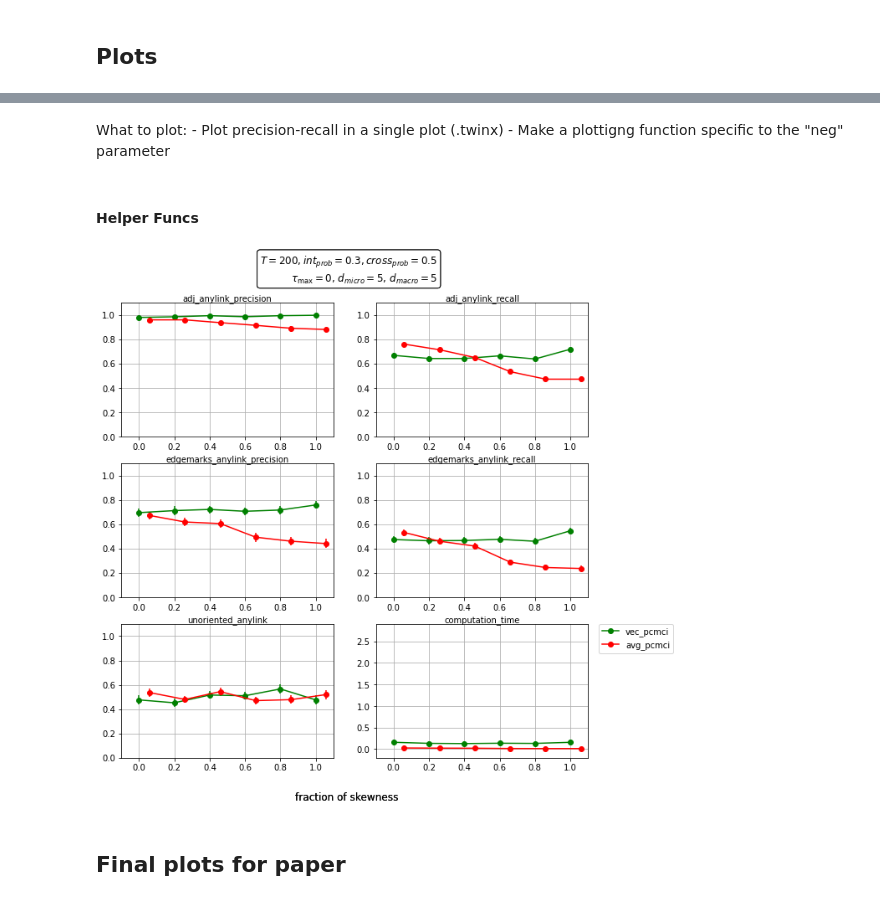
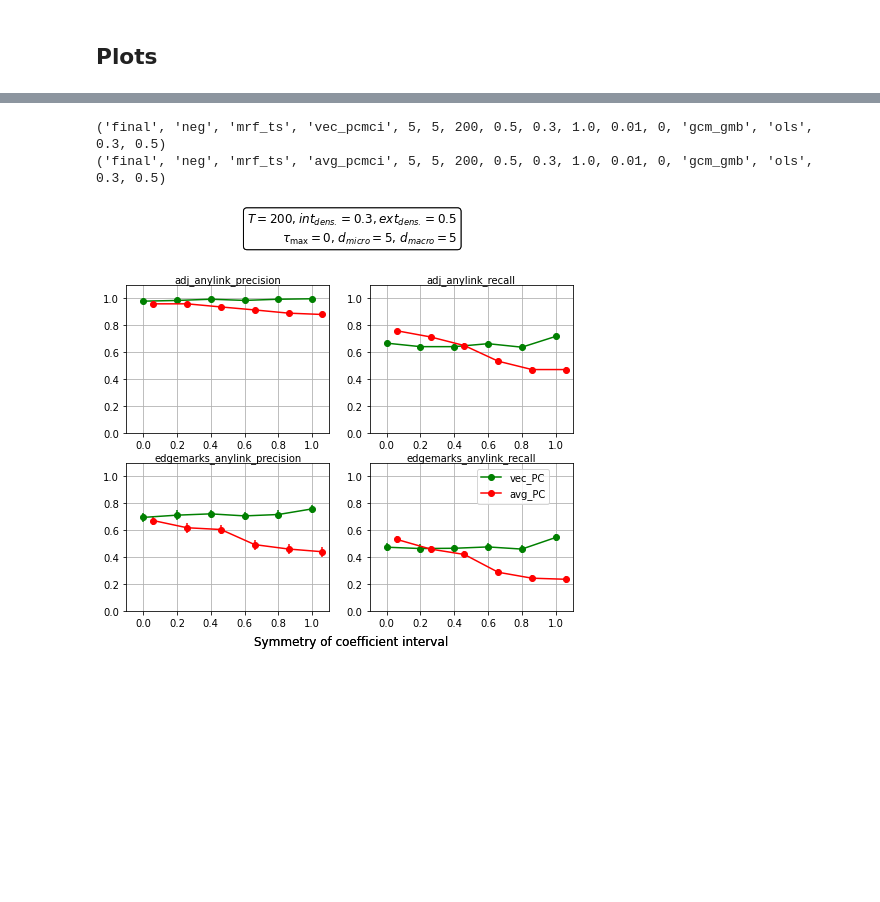
Before and after one commit to urmininad/vector_CD, a Jupyter notebook: vector_CD/Jupyter_notebooks/1_vec_CD.ipynb, the cells around one changed output, grey strips where cells are left out. Drawn from its saved outputs; the diff is of its cells as text; code cells hidden in the pictures; blank space fills up the shorter version.

```diff
--- a/vector_CD/Jupyter_notebooks/1_vec_CD.ipynb
+++ b/vector_CD/Jupyter_notebooks/1_vec_CD.ipynb
@@ -397,7 +402,12 @@ Metrics dump  /Users/urmininad/Documents/Python/Mult_CI_Tests/metrics_vecCI/mrf_
 # %% [markdown]
 ## Retrieve Metrics
 # %%
-folder_name = os.path.expanduser('~') + '/Documents/Python/Mult_CI_Tests/metrics_vecCI/'
+# Change folder_name to path where the results are saved
+if os.path.expanduser('~') == '/Users/urmininad':
+    folder_name = os.path.expanduser('~') + '/Documents/Python/Mult_CI_Tests/metrics_vecCI/'
+else:
+    print("Change path to local path as needed")
+    folder_name = os.getcwd()+'/metrics_vecCI/'
 
 def get_metrics_from_config(para_setup):
     file_name = folder_name + para_setup + '_metrics'
@@ -449,16 +435 @@ axs.grid(True)
-# %% [markdown]
-What to plot: - Plot precision-recall in a single plot (.twinx)
-              - Make a plottigng function specific to the "neg" parameter
-# %% [markdown]
-#### Helper Funcs
-# %%
-def color_picker(method):
-    if 'vec' in method:
-        return 'green'
-    elif 'pca' in method:
-        return 'lightblue'#'lightgreen'#'orange' #'blue'
-    elif 'avg' in method:
-        return 'red' #'red','yellow','orange'
-    else:
-        return 'grey'
 # %%
@@ -821,37 +825,40 @@ def generate_plots(which,
         save_type = 'pdf'
         fig.savefig(save_folder + '%s.%s' %(save_suffix, save_type),bbox_inches = 'tight')
 # %%
-## For 'int_er'
+# UNCOMMENT ONE OF THE FOLLOWING FOUR "WHICH" AND CORRESPONDING ARGUMENTS FOR DIFFERENT PLOT TYPES FROM THE PAPER
+#################################################################################################################
+
+## 1. For 'int_er'
 ##############
 # which  =  'int_er'
 # (d_macro, d_micro, T, coeff, auto, contemp_frac, pc_alpha, tau_max,
-#             corr_type, reg_type,external_ER,neg, paras,plots,methods,mech) = plotting_args(which)
+#             corr_type, reg_type,external_ER,neg, paras,plots,methods,mech) = plotting_args_all(which)
 
-## For 'ext_er'
+## 2. For 'ext_er'
 ##############
 # which  =  'ext_er'
 # (d_macro, d_micro, T, coeff, auto, contemp_frac, pc_alpha, tau_max,
-#             corr_type, reg_type,internal_ER,neg,pca_weight,paras,plots,methods,mech) = plotting_args(which)
+#             corr_type, reg_type,internal_ER,neg,pca_weight,paras,plots,methods,mech) = plotting_args_all(which)
 
-## For 'pca_weight'
+## 3. For 'pca_weight'
 ##############
 # which  =  'pca_weight'
 # (d_macro, d_micro, T, coeff, auto, contemp_frac, pc_alpha, tau_max,
-#             corr_type, reg_type,internal_ER,external_ER, neg, paras,plots,methods,mech) = plotting_args(which)
+#             corr_type, reg_type,internal_ER,external_ER, neg, paras,plots,methods,mech) = plotting_args_all(which)
 
-## For 'neg'
+## 4. For 'neg'
 ##############
 which  =  'neg'
 (d_macro, d_micro, T, coeff, auto, contemp_frac, pc_alpha, tau_max,
-            corr_type, reg_type,internal_ER,external_ER,paras,plots,methods,mech) = plotting_args(which)
+            corr_type, reg_type,internal_ER,external_ER,paras,plots,methods,mech) = plotting_args_all(which)
 
-generate_plots(which,
+generate_plots_final(which,
                    paras,
                    plots,
                    methods,
                    mech,
               save= 'no')
 # %% [output]
+('final', 'neg', 'mrf_ts', 'vec_pcmci', 5, 5, 200, 0.5, 0.3, 1.0, 0.01, 0, 'gcm_gmb', 'ols', 0.3, 0.5)
+('final', 'neg', 'mrf_ts', 'avg_pcmci', 5, 5, 200, 0.5, 0.3, 1.0, 0.01, 0, 'gcm_gmb', 'ols', 0.3, 0.5)
-[figure, old version]
+[figure, new version]
-# %% [markdown]
-## Final plots for paper
```
Also changed, not shown: parts of 30 cells of this notebook, 2 other files.
